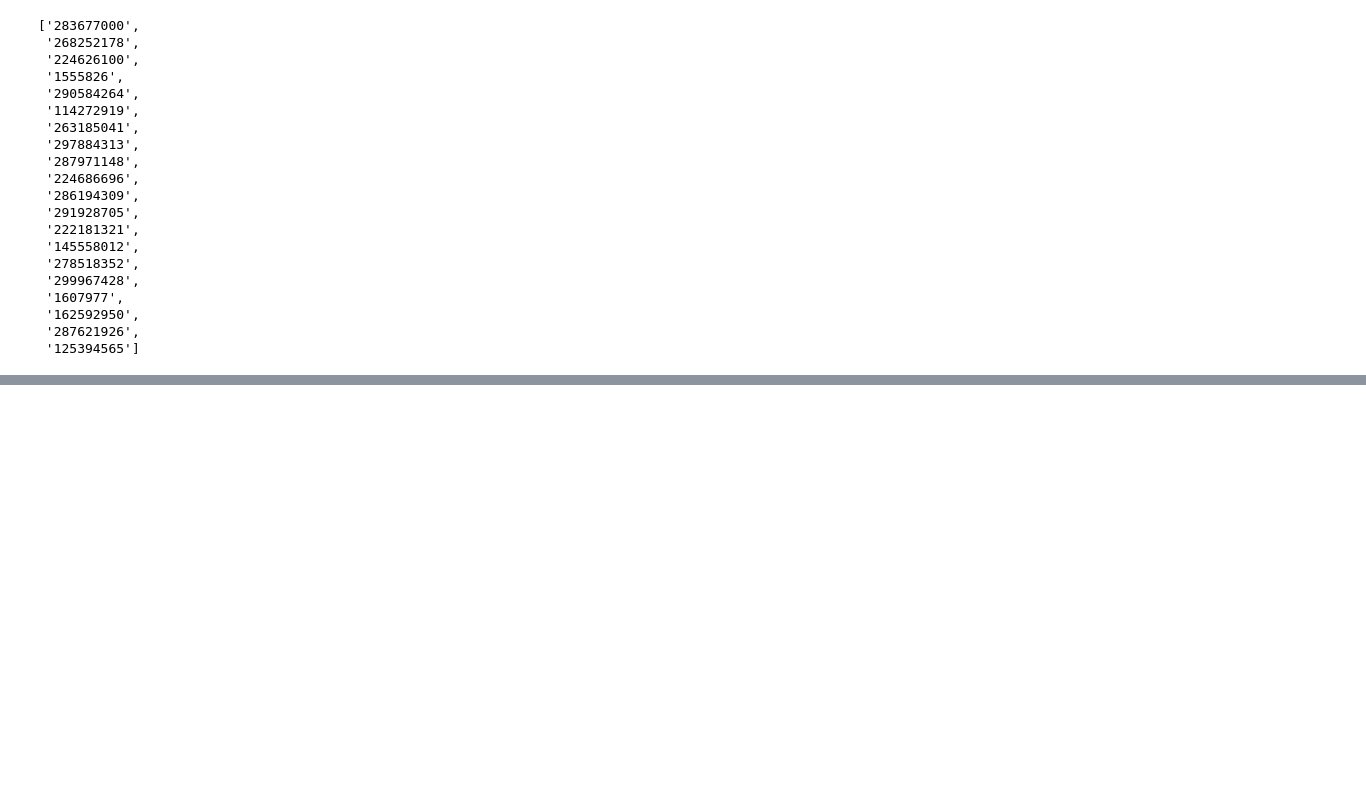
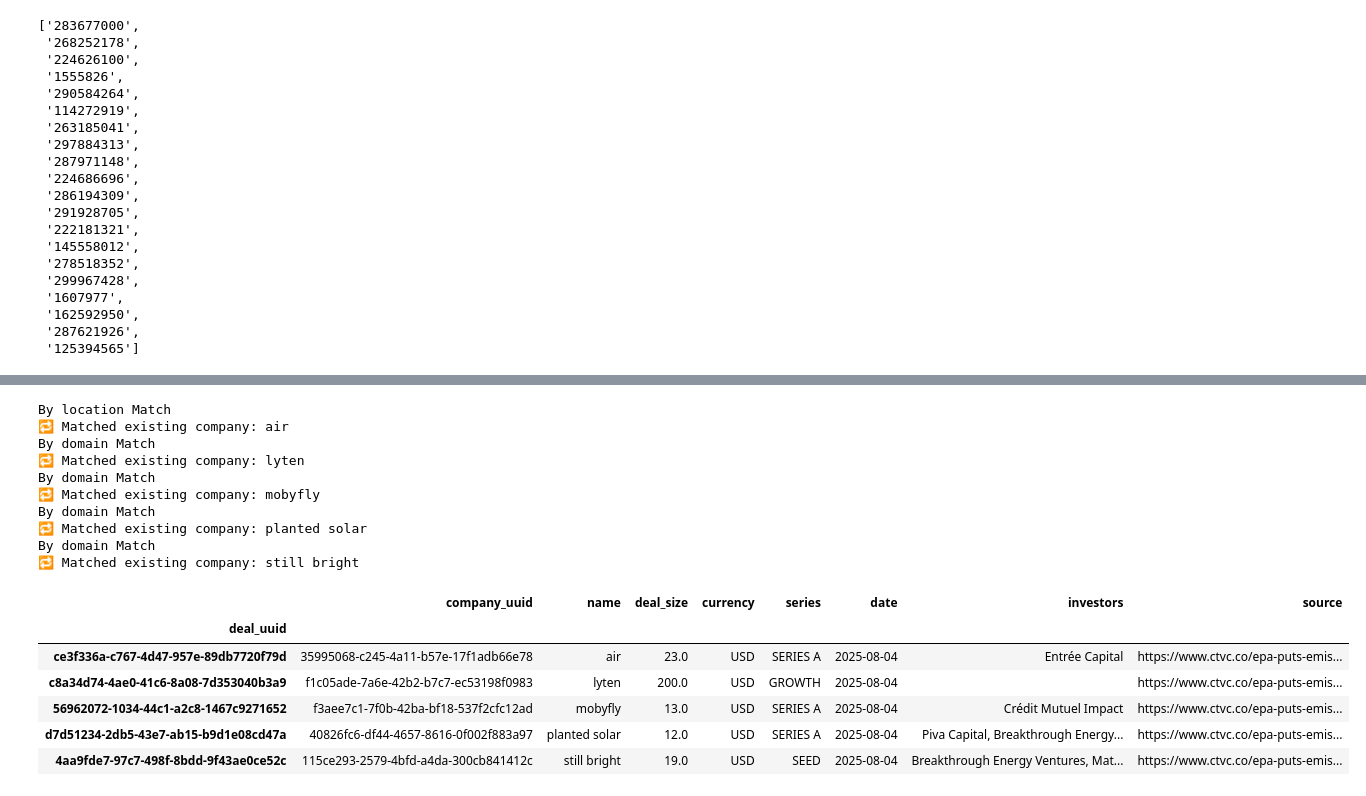
Before and after one commit to clbanjai/Energize-Internship, a Jupyter notebook: temp.ipynb, the cells around one changed output, grey strips where cells are left out. Saved outputs shown, nothing was run; the diff lists cells and outputs as text; code cells hidden in the pictures; blank space fills up the shorter version.

```diff
--- a/temp.ipynb
+++ b/temp.ipynb
@@ -1684,0 +1955,10 @@ RuntimeError: asyncio.run() cannot be called from a running event loop
+# %%
+import pandas as pd
+import json
+from note_updates import generate_notes_updates
+from db_client import fetch_all
+print("reading json file")
+with open("notes_by_id.json","r") as f:
+    notes_by_id = json.load(f)
+print("fetching companies")
+data_frame = fetch_all()
@@ -1684,0 +2118,19 @@ RuntimeError: asyncio.run() cannot be called from a running event loop
+# %%
+from main import resolve_companies
+from affinity import affinity_enrich, fetch_list
+import pandas as pd
+
+def enrich_df(companies_df):
+    result = []
+    pipeline = set(fetch_list()["entity_id"].to_list())
+    for index, row in companies_df.iterrows():
+        print(index)
+        try:
+            result.append(affinity_enrich(row,pipeline))
+        except Exception as e:
+            print(f"error raised {e}")
+            continue
+
+    return pd.DataFrame(result)
+enriched_companies = enrich_df(companies)
+enriched_companies
@@ -1684,0 +2156,21 @@ RuntimeError: asyncio.run() cannot be called from a running event loop
+# %%
+new_companies, updated_deals = resolve_companies(enriched_companies, deals)
+updated_deals
+# %% [output]
+By location Match
+🔁 Matched existing company: air
+By domain Match
+🔁 Matched existing company: lyten
+By domain Match
+🔁 Matched existing company: mobyfly
+By domain Match
+🔁 Matched existing company: planted solar
+By domain Match
+🔁 Matched existing company: still bright
+|  | company_uuid | name | deal_size | currency | series | date | investors | source |
+| deal_uuid |  |  |  |  |  |  |  |  |
+| ce3f336a-c767-4d47-957e-89db7720f79d | 35995068-c245-4a11-b57e-17f1adb66e78 | air | 23.0 | USD | SERIES A | 2025-08-04 | Entrée Capital | https://www.ctvc.co/epa-puts-emis... |
+| c8a34d74-4ae0-41c6-8a08-7d353040b3a9 | f1c05ade-7a6e-42b2-b7c7-ec53198f0983 | lyten | 200.0 | USD | GROWTH | 2025-08-04 |  | https://www.ctvc.co/epa-puts-emis... |
+| 56962072-1034-44c1-a2c8-1467c9271652 | f3aee7c1-7f0b-42ba-bf18-537f2cfc12ad | mobyfly | 13.0 | USD | SERIES A | 2025-08-04 | Crédit Mutuel Impact | https://www.ctvc.co/epa-puts-emis... |
+| d7d51234-2db5-43e7-ab15-b9d1e08cd47a | 40826fc6-df44-4657-8616-0f002f883a97 | planted solar | 12.0 | USD | SERIES A | 2025-08-04 | Piva Capital, Breakthrough Energy... | https://www.ctvc.co/epa-puts-emis... |
+| 4aa9fde7-97c7-498f-8bdd-9f43ae0ce52c | 115ce293-2579-4bfd-a4da-300cb841412c | still bright | 19.0 | USD | SEED | 2025-08-04 | Breakthrough Energy Ventures, Mat... | https://www.ctvc.co/epa-puts-emis... |
```
Also changed, not shown: parts of 13 cells of this notebook, 3 other files.
